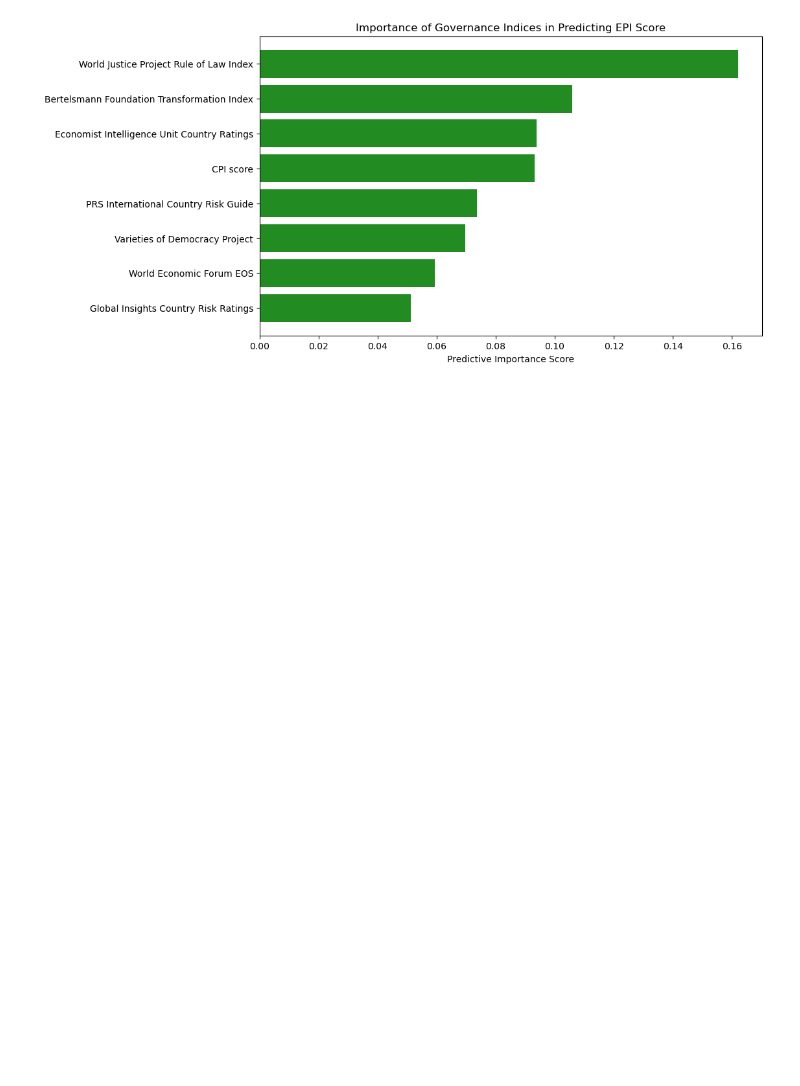
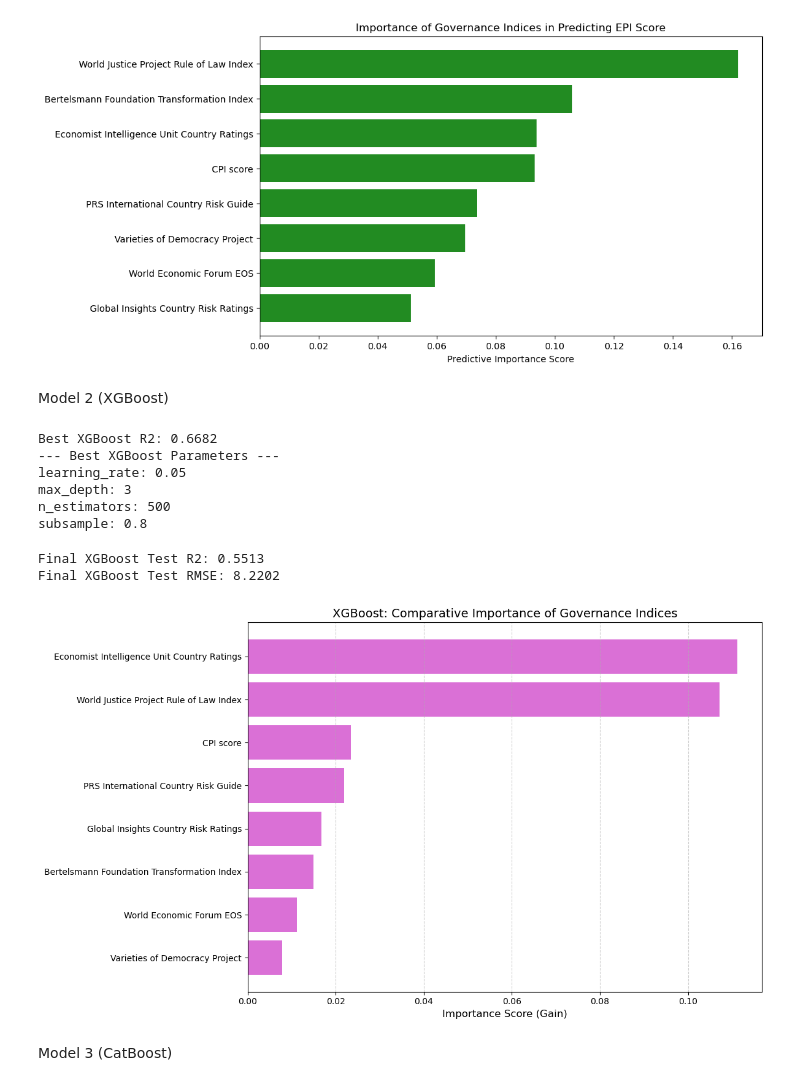
Before and after one commit to p-hall1904/Final-Project, a Jupyter notebook: Final project code.ipynb, the cells around one changed output. Saved outputs shown, nothing was run; the diff lists cells and outputs as text; code cells hidden in the pictures; blank space fills up the shorter version.

Commit message:
All models are completed with feature importance visualizations

```diff
--- a/Final project code.ipynb
+++ b/Final project code.ipynb
@@ -430,3 +431,80 @@ plt.xlabel("Predictive Importance Score")
 plt.show()
 # %% [output]
 [figure]
+# %% [markdown]
+Model 2 (XGBoost)
+# %%
+# Hyperparameter tuning again, XGBoost and RFR do not use the same algorithm so previous hyperparameters cannot be used for both
+
+# Define the parameter grid for XGBoost
+param_grid_xgb = {
+    'n_estimators': [100, 300, 500],
+    'learning_rate': [0.01, 0.05, 0.1],
+    'max_depth': [3, 5, 7],
+    'subsample': [0.8, 1.0]
+}
+
+grid_xgb = GridSearchCV(
+    estimator=XGBRegressor(random_state=42),
+    param_grid=param_grid_xgb,
+    cv=5,
+    scoring='r2',
+    n_jobs=-1
+)
+
+grid_xgb.fit(X_train, y_train)
+
+print(f"Best XGBoost R2: {grid_xgb.best_score_:.4f}")
+print("--- Best XGBoost Parameters ---")
+for param, value in grid_xgb.best_params_.items():
+    print(f"{param}: {value}")
+# %% [output]
+Best XGBoost R2: 0.6682
+--- Best XGBoost Parameters ---
+learning_rate: 0.05
+max_depth: 3
+n_estimators: 500
+subsample: 0.8
+# %%
+# XGBoost metrics using optimized hyperparameters
+final_xgb_model = grid_xgb.best_estimator_
+
+y_pred_xgb = final_xgb_model.predict(X_test)
+
+final_r2 = r2_score(y_test, y_pred_xgb)
+final_rmse = np.sqrt(mean_squared_error(y_test, y_pred_xgb))
+
+print(f"Final XGBoost Test R2: {final_r2:.4f}")
+print(f"Final XGBoost Test RMSE: {final_rmse:.4f}")
+# %% [output]
+Final XGBoost Test R2: 0.5513
+Final XGBoost Test RMSE: 8.2202
+# %%
+# Feature importance plot for XGBoost
+xgb_importances = final_xgb_model.feature_importances_
+feature_names = X_train.columns
+
+xgb_importance_df = pd.DataFrame({'Index': feature_names, 'Importance': xgb_importances})
+
+
+gov_indices = [
+    'CPI score', 'Bertelsmann Foundation Transformation Index',
+    'Economist Intelligence Unit Country Ratings', 'Global Insights Country Risk Ratings',
+    'PRS International Country Risk Guide', 'Varieties of Democracy Project',
+    'World Economic Forum EOS', 'World Justice Project Rule of Law Index'
+]
+
+xgb_index_ranking = xgb_importance_df[xgb_importance_df['Index'].isin(gov_indices)].sort_values(by='Importance', ascending=True)
+
+
+plt.figure(figsize=(12, 7))
+plt.barh(xgb_index_ranking['Index'], xgb_index_ranking['Importance'], color='orchid')
+plt.title("XGBoost: Comparative Importance of Governance Indices", fontsize=14)
+plt.xlabel("Importance Score (Gain)", fontsize=12)
+plt.grid(axis='x', linestyle='--', alpha=0.6)
+plt.tight_layout()
+plt.show()
+# %% [output]
+[figure, added]
+# %% [markdown]
+Model 3 (CatBoost)
```
Also changed, not shown: parts of 4 cells of this notebook, 4 other files.
